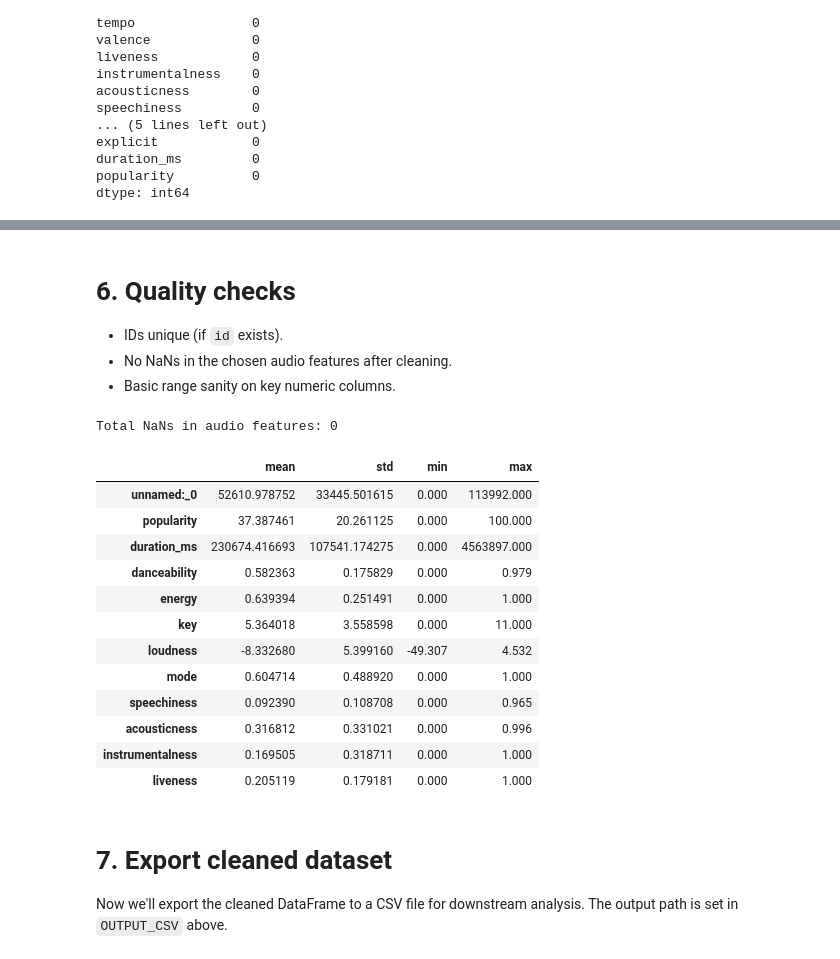
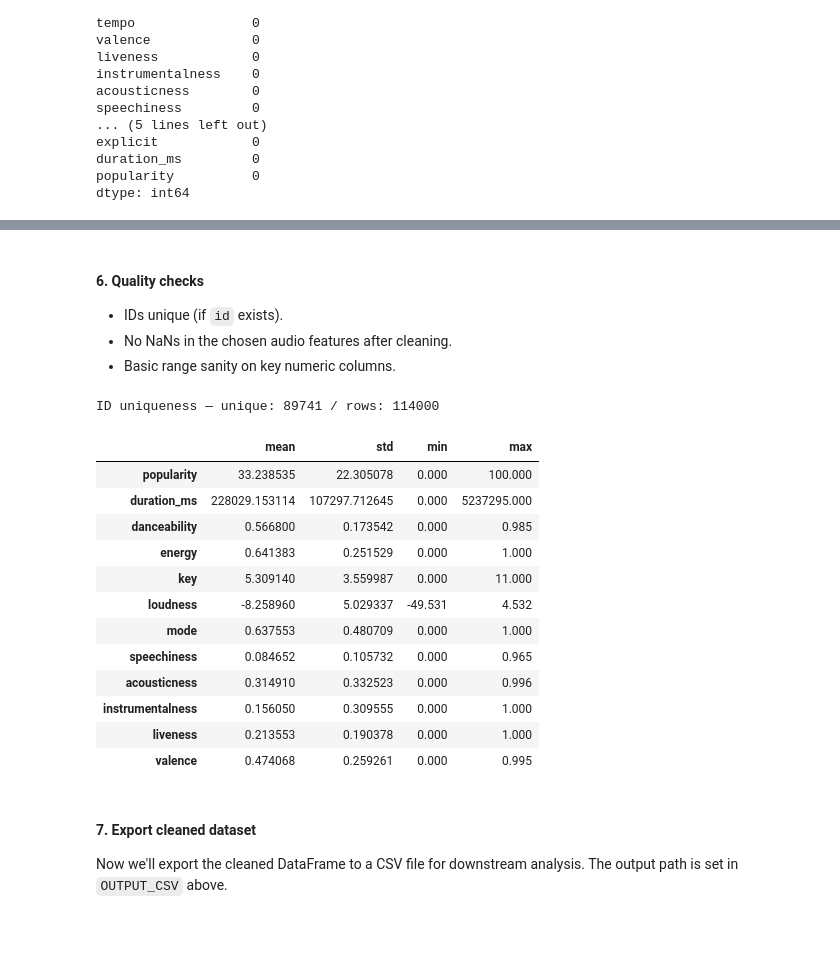
Before and after one commit to Julian-Elliott/song-recommendation-dashboard, a Jupyter notebook: notebooks/extract_and_clean.ipynb, the cells around one changed output, grey strips where cells are left out. Cells and saved outputs as stored; diff of their text form; code cells hidden in the pictures; blank space fills up the shorter version.

Commit message:
fix: refactor cleaning workbook

```diff
--- a/notebooks/extract_and_clean.ipynb
+++ b/notebooks/extract_and_clean.ipynb
@@ -55,21 +28,14 @@ If the file is missing or the path is incorrect, you'll see a warning.
+# %%
+# Use variables to store our relative paths to keep our data modular
+INPUT_CSV = Path("../data/raw/spotify_tracks.csv")
+OUTPUT_CSV = Path("../data/processed/spotify_tracks_clean.csv")
 # %%
-from pathlib import Path
-import numpy as np
-import pandas as pd
-
-# === Configurable paths ===
-# Use correct relative path from the 'notebooks' folder to the 'data' folder
-INPUT_CSV = Path("../data/spotify_tracks_dataset.csv")   # <- your dataset lives in the separate 'data' folder
-OUTPUT_CSV = Path("../data/spotify_tracks_clean_1.csv")  # <- change this to any filename you want
-
-print("Input file:", INPUT_CSV.resolve())
-print("Output file (will be created):", OUTPUT_CSV.resolve())
-
-# === Load data ===
-if not INPUT_CSV.exists():
-    print(f"Warning: Could not find {INPUT_CSV.resolve()}. Check the folder path/name.")
-    df_raw = None
-else:
+# Load data
+try:
     df_raw = pd.read_csv(INPUT_CSV)
     display(df_raw.head(3))
+except FileNotFoundError:
+    print(f"Error: File not found at {INPUT_CSV}")
+except Exception as e:
+    print(f"Error loading data: {e}")
 # %% [output]
@@ -232,44 +205,36 @@ Cleaned shape: (31438, 22)
 # %% [markdown]
-# 6. Quality checks
+#### 6. Quality checks
 
 - IDs unique (if `id` exists).
 - No NaNs in the chosen audio features after cleaning.
 - Basic range sanity on key numeric columns.
 # %%
 # 1) ID uniqueness
-if "id" in df_clean.columns:
-    n_rows = len(df_clean)
-    n_unique = df_clean["id"].nunique()
-    print(f"ID uniqueness — unique: {n_unique} / rows: {n_rows}")
-    assert n_unique == n_rows, "IDs are not unique after cleaning."
-
-# 2) NaNs in audio features
-if audio_cols:
-    total_nans = df_clean[audio_cols].isna().sum().sum()
-    print("Total NaNs in audio features:", total_nans)
-    assert total_nans == 0, "There are NaNs in audio features after cleaning."
+n_rows = len(df_clean)
+n_unique = df_clean["track_id"].nunique()
+print(f"ID uniqueness — unique: {n_unique} / rows: {n_rows}")
 
 # 3) Basic numeric sanity (optional)
 num_cols = [c for c in df_clean.columns if str(df_clean[c].dtype) in ("int64","float64","Int64")]
 desc = df_clean[num_cols].describe().T
 desc[["mean","std","min","max"]].head(12)
 # %% [output]
-Total NaNs in audio features: 0
+ID uniqueness — unique: 89741 / rows: 114000
 |  | mean | std | min | max |
-| unnamed:_0 | 52610.978752 | 33445.501615 | 0.000 | 113992.000 |
-| popularity | 37.387461 | 20.261125 | 0.000 | 100.000 |
-| duration_ms | 230674.416693 | 107541.174275 | 0.000 | 4563897.000 |
-| danceability | 0.582363 | 0.175829 | 0.000 | 0.979 |
-| energy | 0.639394 | 0.251491 | 0.000 | 1.000 |
-| key | 5.364018 | 3.558598 | 0.000 | 11.000 |
-| loudness | -8.332680 | 5.399160 | -49.307 | 4.532 |
-| mode | 0.604714 | 0.488920 | 0.000 | 1.000 |
-| speechiness | 0.092390 | 0.108708 | 0.000 | 0.965 |
-| acousticness | 0.316812 | 0.331021 | 0.000 | 0.996 |
-| instrumentalness | 0.169505 | 0.318711 | 0.000 | 1.000 |
-| liveness | 0.205119 | 0.179181 | 0.000 | 1.000 |
+| popularity | 33.238535 | 22.305078 | 0.000 | 100.000 |
+| duration_ms | 228029.153114 | 107297.712645 | 0.000 | 5237295.000 |
+| danceability | 0.566800 | 0.173542 | 0.000 | 0.985 |
+| energy | 0.641383 | 0.251529 | 0.000 | 1.000 |
+| key | 5.309140 | 3.559987 | 0.000 | 11.000 |
+| loudness | -8.258960 | 5.029337 | -49.531 | 4.532 |
+| mode | 0.637553 | 0.480709 | 0.000 | 1.000 |
+| speechiness | 0.084652 | 0.105732 | 0.000 | 0.965 |
+| acousticness | 0.314910 | 0.332523 | 0.000 | 0.996 |
+| instrumentalness | 0.156050 | 0.309555 | 0.000 | 1.000 |
+| liveness | 0.213553 | 0.190378 | 0.000 | 1.000 |
+| valence | 0.474068 | 0.259261 | 0.000 | 0.995 |
 # %% [markdown]
-# 7. Export cleaned dataset
+#### 7. Export cleaned dataset
 
 Now we'll export the cleaned DataFrame to a CSV file for downstream analysis. The output path is set in `OUTPUT_CSV` above.
 # %%
```
Also changed, not shown: parts of 18 cells of this notebook.
